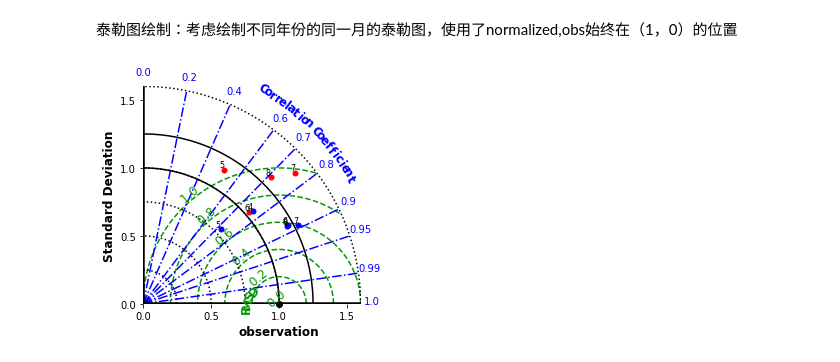
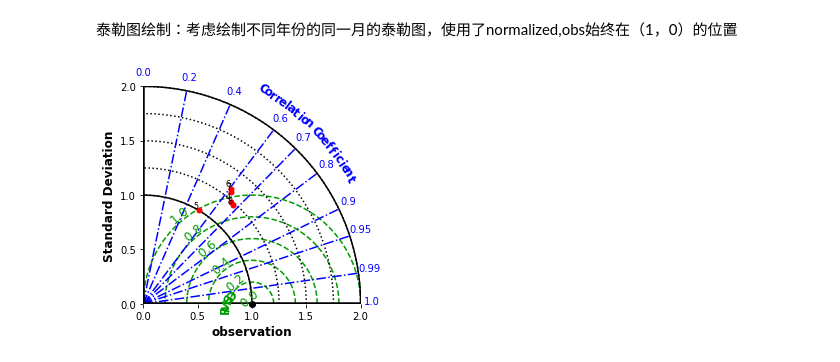
Before and after one commit to dozerlcl/MPAS_case_study, a Jupyter notebook: case_template/92-25km_vr_case_postprocess/visualization/check_cmorph_rcm/time_error/precip_time_taylor_combine.ipynb, the cells around one changed output. Drawn from its saved outputs; the diff is of its cells as text; code cells hidden in the pictures.

```diff
--- a/case_template/92-25km_vr_case_postprocess/visualization/check_cmorph_rcm/time_error/precip_time_taylor_combine.ipynb
+++ b/case_template/92-25km_vr_case_postprocess/visualization/check_cmorph_rcm/time_error/precip_time_taylor_combine.ipynb
@@ -95,17 +108,17 @@ for year_ind in year_select:
     crmsd = {}
     ccoef = {}
     sdev_obs = {}
-    sdev['VR']  = []
+    # sdev['VR']  = []
     sdev['RCM']  = []
-    crmsd['VR'] = []
+    # crmsd['VR'] = []
     crmsd['RCM'] = []
-    ccoef['VR'] = []
+    # ccoef['VR'] = []
     ccoef['RCM'] = []
     # statistics can be normalized
     # obs sdev=1 crmsd=0 ccoef=1
-    sdev['VR'].append(year_stats_vr[rmsd_select_year][month_ind]['sdev'][0]/year_stats_vr[rmsd_select_year][month_ind]['sdev'][0])
-    crmsd['VR'].append(year_stats_vr[rmsd_select_year][month_ind]['crmsd'][0]/year_stats_vr[rmsd_select_year][month_ind]['sdev'][0])
-    ccoef['VR'].append(year_stats_vr[rmsd_select_year][month_ind]['ccoef'][0])
+    # sdev['VR'].append(year_stats_vr[rmsd_select_year][month_ind]['sdev'][0]/year_stats_vr[rmsd_select_year][month_ind]['sdev'][0])
+    # crmsd['VR'].append(year_stats_vr[rmsd_select_year][month_ind]['crmsd'][0]/year_stats_vr[rmsd_select_year][month_ind]['sdev'][0])
+    # ccoef['VR'].append(year_stats_vr[rmsd_select_year][month_ind]['ccoef'][0])
 
     sdev['RCM'].append(year_stats_rcm[rmsd_select_year][month_ind]['sdev'][0]/year_stats_rcm[rmsd_select_year][month_ind]['sdev'][0])
     crmsd['RCM'].append(year_stats_rcm[rmsd_select_year][month_ind]['crmsd'][0]/year_stats_rcm[rmsd_select_year][month_ind]['sdev'][0])
@@ -118,9 +131,9 @@ for year_ind in year_select:
         #     # print(i['crmsd'][1])
         # for month_ind in months:
 
-        sdev['VR'].append(year_stats_vr[year_ind][month_ind]['sdev'][1]/year_stats_vr[year_ind][month_ind]['sdev'][0])
-        crmsd['VR'].append(year_stats_vr[year_ind][month_ind]['crmsd'][1]/year_stats_vr[year_ind][month_ind]['sdev'][0])
-        ccoef['VR'].append(year_stats_vr[year_ind][month_ind]['ccoef'][1])
+        # sdev['VR'].append(year_stats_vr[year_ind][month_ind]['sdev'][1]/year_stats_vr[year_ind][month_ind]['sdev'][0])
+        # crmsd['VR'].append(year_stats_vr[year_ind][month_ind]['crmsd'][1]/year_stats_vr[year_ind][month_ind]['sdev'][0])
+        # ccoef['VR'].append(year_stats_vr[year_ind][month_ind]['ccoef'][1])
 
         sdev['RCM'].append(year_stats_rcm[year_ind][month_ind]['sdev'][1]/year_stats_rcm[year_ind][month_ind]['sdev'][0])
         crmsd['RCM'].append(year_stats_rcm[year_ind][month_ind]['crmsd'][1]/year_stats_rcm[year_ind][month_ind]['sdev'][0])
@@ -133,34 +146,35 @@ for year_ind in year_select:
 # %%
 intervalsCOR = np.concatenate((np.arange(0,1.0,0.2), [0.7,0.9, 0.95, 0.99, 1]))
 label = ["obs","4","5","6","7","8"]
 # label = {'ERA-5': 'r', 'TRMM': 'b'}
-sm.taylor_diagram(np.array(sdev['VR']),np.array(crmsd['VR']),np.array(ccoef['VR']), markerLabel = label,
-                    tickRMS = np.arange(0,1.2,0.2), tickRMSangle = 130,
+# sm.taylor_diagram(np.array(sdev['VR']),np.array(crmsd['VR']),np.array(ccoef['VR']), markerLabel = label,
+#                     tickRMS = np.arange(0,1.2,0.2), tickRMSangle = 130,
+#                     # colRMS = 'm', styleRMS = ':', widthRMS = 2.0,
+#                     tickCOR = intervalsCOR,
+#                     tickSTD = np.arange(0,1.5,0.25), axismax = 1.6,
+#                     showlabelsSTD = 'on',
+#                     rmslabelformat = ':.1f',
+#                     styleOBS = '-',
+#                     colOBS = 'k',
+#                     markerobs = 'o',
+#                     titleOBS = 'observation')
+
+sm.taylor_diagram(np.array(sdev['RCM']),np.array(crmsd['RCM']),np.array(ccoef['RCM']), markerLabel = label,
+                    tickRMS = np.arange(0,1.2,0.2), tickRMSangle = 130, markerColor = 'r',
                     # colRMS = 'm', styleRMS = ':', widthRMS = 2.0,
                     tickCOR = intervalsCOR,
-                    tickSTD = np.arange(0,1.5,0.25), axismax = 1.6,
-                    showlabelsSTD = 'on',
-                    rmslabelformat = ':.1f',
-                    styleOBS = '-',
-                    colOBS = 'k',
-                    markerobs = 'o',
-                    titleOBS = 'observation')
-
-sm.taylor_diagram(np.array(sdev['RCM']),np.array(crmsd['RCM']),np.array(ccoef['RCM']), markerLabel = label,
-                    tickRMS = np.arange(0,1.2,0.2), tickRMSangle = 130, markerColor = 'b',
-                    # colRMS = 'm', styleRMS = ':', widthRMS = 2.0,
-                    tickCOR = intervalsCOR,
-                    tickSTD = np.arange(0,1.5,0.25), axismax = 1.6,
+                    tickSTD = [0,1,1.25,1.5,1.75,2.0], axismax = 2,
                     showlabelsSTD = 'on',
                     rmslabelformat = ':.1f',
                     styleOBS = '-',
                     colOBS = 'k',
                     markerobs = 'o',
                     titleOBS = 'observation',
-                    overlay = 'on')
+                    # overlay = 'on'
+                    )
 # plt.title("month "+month_ind)
 output_pic_path = "/m2data2/yycheng/playground/MPAS_case_study/case_template/92-25km_vr_case_postprocess/visualization/check_cmorph_rcm/output_pic/"
 plt.savefig(output_pic_path + "taylor_RCM&VR_normalized_2003",dpi=300)
 # del(ax)
 # %% [output]
-[figure, old version]
+[figure, new version]
```
Also changed, not shown: parts of 3 cells of this notebook, 2 other files.
